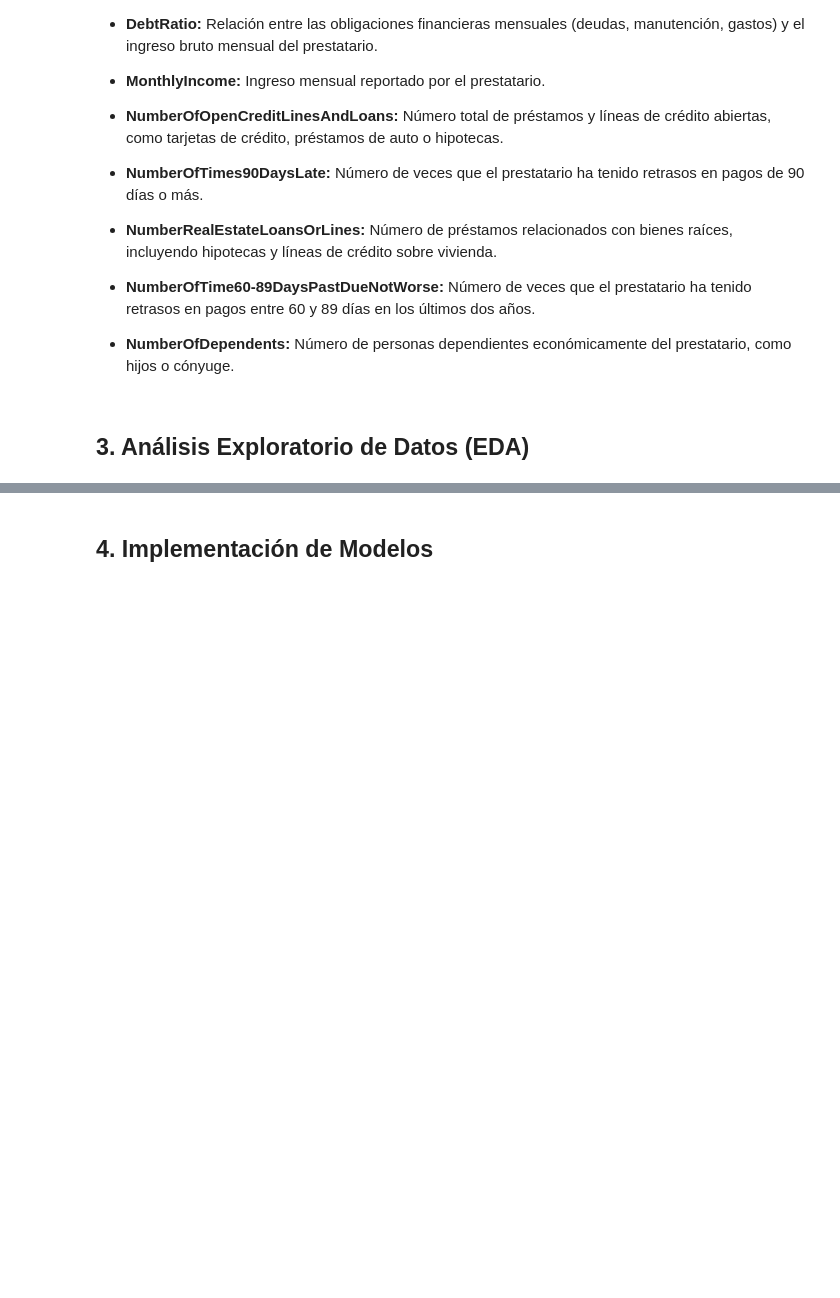
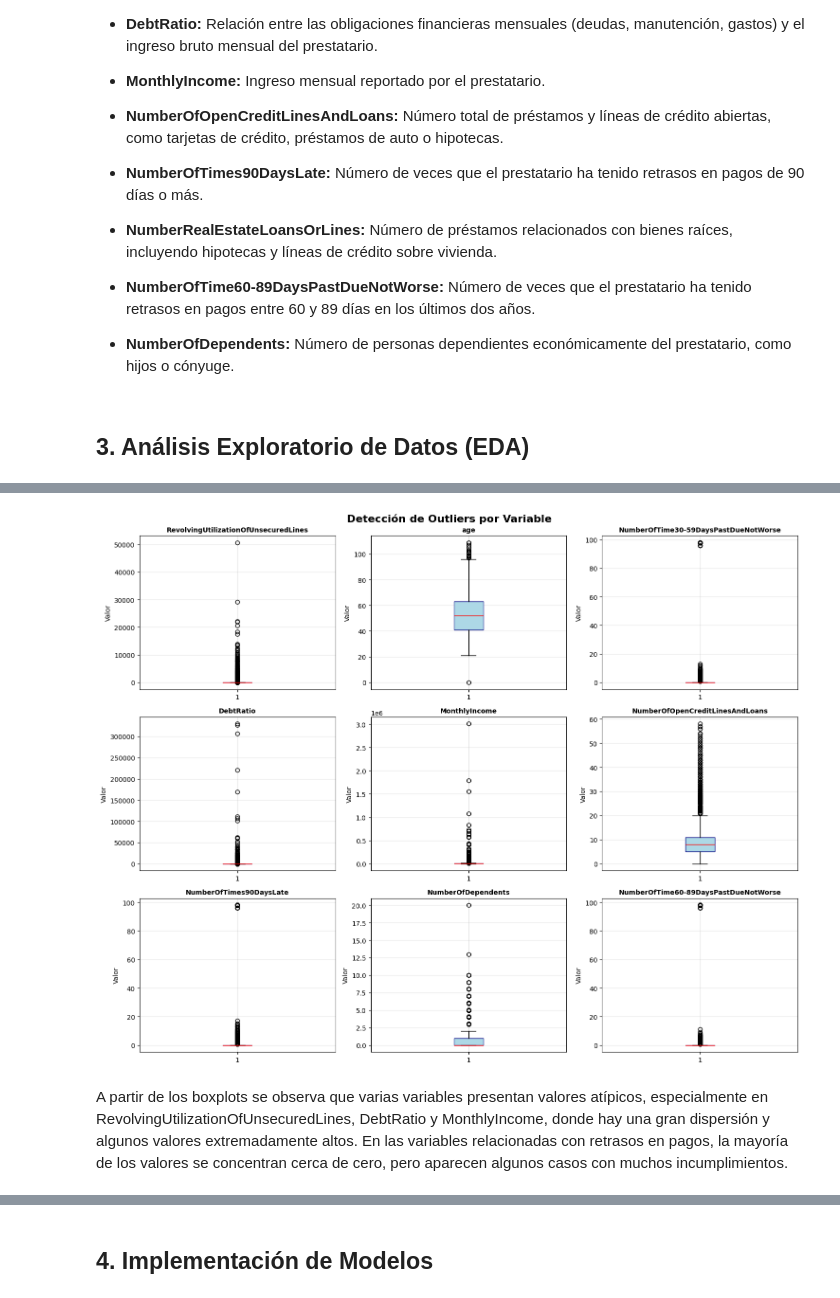
Before and after one commit to YURYVOM/Machine_learning_master, a Jupyter notebook: notebook/proyecto_1.ipynb, the cells around one changed output, grey strips where cells are left out. Drawn from its saved outputs; the diff is of its cells as text; code cells hidden in the pictures; blank space fills up the shorter version.

```diff
--- a/notebook/proyecto_1.ipynb
+++ b/notebook/proyecto_1.ipynb
@@ -220,0 +124,8 @@ print('\nDimensiones de X e y:', X.shape, y.shape)
+# %%
+# Imputación lógica
+train['MonthlyIncome'] = train['MonthlyIncome'].fillna(train['MonthlyIncome'].median())
+train['NumberOfDependents'] = train['NumberOfDependents'].fillna(train['NumberOfDependents'].median())
+
+# Verificar que ya no hay faltantes
+print("Faltantes después de imputación:")
+print(train.isnull().sum().sum())
@@ -220,0 +139,30 @@ print('\nDimensiones de X e y:', X.shape, y.shape)
+# %%
+fig, axes = plt.subplots(3, 3, figsize=(15, 12))
+axes = axes.flatten()
+
+columnas = [
+    'RevolvingUtilizationOfUnsecuredLines', 'age',
+    'NumberOfTime30-59DaysPastDueNotWorse', 'DebtRatio',
+    'MonthlyIncome', 'NumberOfOpenCreditLinesAndLoans',
+    'NumberOfTimes90DaysLate', 'NumberOfDependents',
+    'NumberOfTime60-89DaysPastDueNotWorse'
+]
+
+for i, col in enumerate(columnas):
+    axes[i].boxplot(train[col], patch_artist=True,
+                    boxprops=dict(facecolor='lightblue', color='navy'),
+                    medianprops=dict(color='red'))
+
+    axes[i].set_title(col, fontsize=10, fontweight='bold')
+    axes[i].set_ylabel('Valor')
+    axes[i].grid(alpha=0.3)
+
+fig.suptitle('Detección de Outliers por Variable',
+             fontsize=16, fontweight='bold')
+
+plt.tight_layout()
+plt.show()
+# %% [output]
+[figure, added]
+# %% [markdown]
+A partir de los boxplots se observa que varias variables presentan valores atípicos, especialmente en RevolvingUtilizationOfUnsecuredLines, DebtRatio y MonthlyIncome, donde hay una gran dispersión y algunos valores extremadamente altos. En las variables relacionadas con retrasos en pagos, la mayoría de los valores se concentran cerca de cero, pero aparecen algunos casos con muchos incumplimientos.
```
Also changed, not shown: parts of 19 cells of this notebook.
